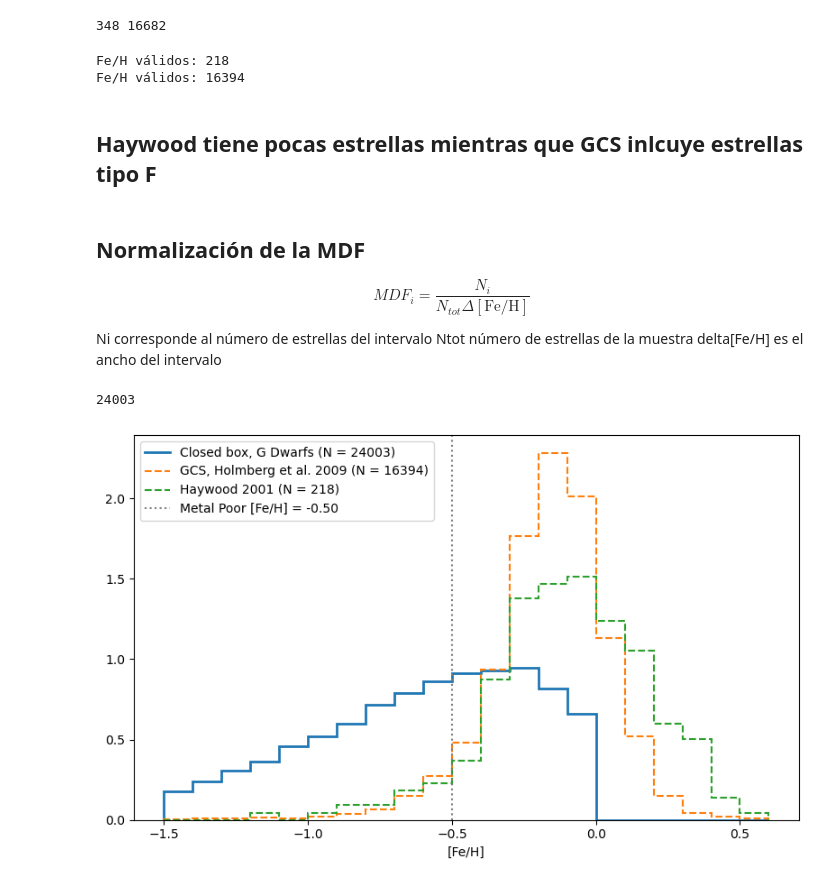
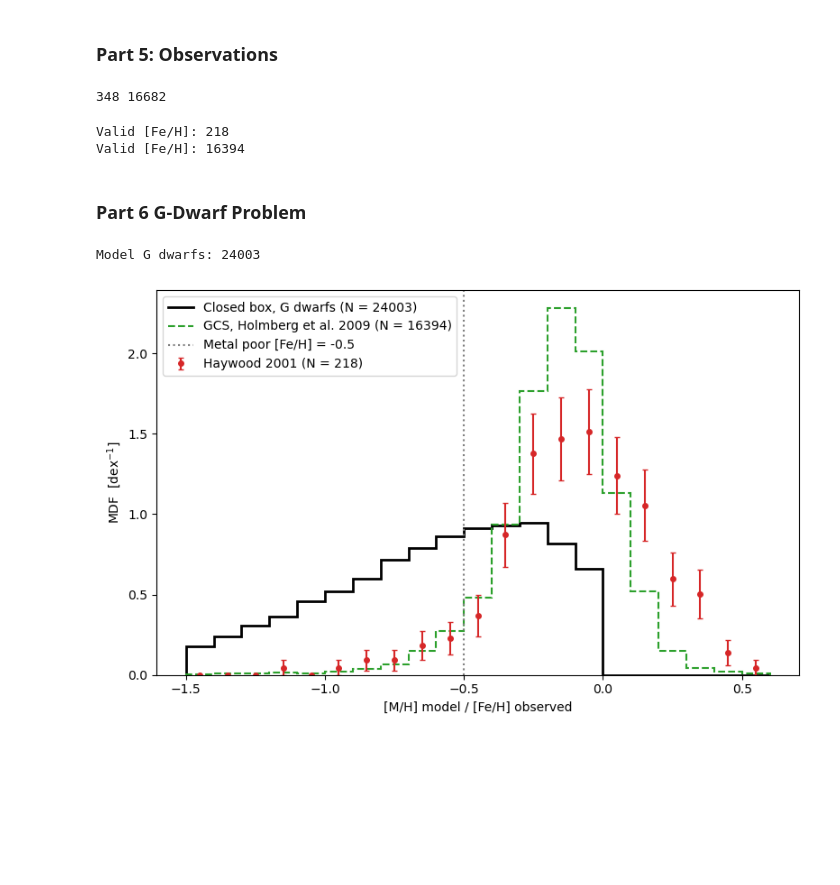
Before and after one commit to Jou-dab/Milky-Way-MC-, a Jupyter notebook: mcproyecto.ipynb, the cells around one changed output. Cells and saved outputs as stored; diff of their text form; code cells hidden in the pictures; blank space fills up the shorter version.

```diff
--- a/mcproyecto.ipynb
+++ b/mcproyecto.ipynb
@@ -173,10 +149,0 @@ Tramo            Teoría    Muestra
-# %%
-T_MW = 10.0        # Gyr, edad de la galaxia
-T_MS_SUN = 10.0    # Gyr, tiempo de vida en MS de una estrella de 1 Msun
-MS_EXP = -2.5      # t_MS ∝ M^-2.5
-M_H_BURN = 0.08    # Msun, bajo esto no hay fusión de H (enana marrón)
-
-Z_sun = 0.014      # Metalicidad Sol
-MU_F = 0.10        # Initial Gas fraction
-y_eff = Z_sun / np.log(1 / MU_F) #Effective yield
-MH_FLOOR = -3.0
@@ -337,3 +464,5 @@ plt.show()
+# %% [markdown]
+### Part 5: Observations
 # %%
 vizier_hay = Vizier(
     columns=["HIP", "[Fe/H]", "ST"],
@@ -362,24 +491,20 @@ feh_hay = feh_hay[np.isfinite(feh_hay)]
 feh_gcs = np.array(gcs["[Fe/H]"].filled(np.nan), dtype=float)
 feh_gcs = feh_gcs[np.isfinite(feh_gcs)]
 
-print("Fe/H válidos:", len(feh_hay))
-print("Fe/H válidos:", len(feh_gcs))
+print("Valid [Fe/H]:", len(feh_hay))
+print("Valid [Fe/H]:", len(feh_gcs))
 # %% [output]
-Fe/H válidos: 218
-Fe/H válidos: 16394
+Valid [Fe/H]: 218
+Valid [Fe/H]: 16394
-# %% [markdown]
-## Haywood tiene pocas estrellas mientras que GCS inlcuye estrellas tipo F
-# %% [markdown]
-## Normalización de la MDF
-$$ MDF_i = \frac{N_{i}}{N_{tot}\Delta[\text{Fe}/\text{H}]}$$
-
-
-Ni corresponde al número de estrellas del intervalo
-Ntot número de estrellas de la muestra
-delta[Fe/H] es el ancho del intervalo
+# %% [markdown]
+### Part 6 G-Dwarf Problem
 # %%
 def mdf(values, bins):
-    """Calcula la MDF normalizada, su error de Poisson y el tamaño de la muestra."""
+    """
+    MDF normalized by the total size of the sample.
+    Inputs: values, [Fe/H] or [M/H]; bins, bin edges
+    Output: (pdf, Poisson error, N_tot)
+    """
     values = np.asarray(values)
     counts, _ = np.histogram(values, bins=bins)
     n_tot = len(values)
@@ -392,44 +517,43 @@ def mdf(values, bins):
 
 
 def frac_below(values, cut):
-    """Calcula la fracción de valores inferiores al umbral."""
+    """Fraction of values below the threshold cut."""
     values = np.asarray(values)
     return np.mean(values < cut)
 
 
 def binomial_error(values, cut):
-    """Calcula el error binomial de la fracción por debajo del umbral."""
+    """Binomial error sqrt(f (1 - f) / N) of the fraction below the threshold."""
     f = frac_below(values, cut)
     return np.sqrt(f * (1 - f) / len(values))
+
+is_G = is_MS & (M > G_MIN) & (M < G_MAX)
+MH_G = MH[is_G]
+n_G = is_G.sum()
+
+print("Model G dwarfs:", n_G)
+# %% [output]
+Model G dwarfs: 24003
-# %%
-is_G = is_MS & (M > 0.8) & (M < 1.05)
-MH_G = MH[is_G]
-n_G = is_G.sum()
-
-print(n_G)
-# %% [output]
-24003
 # %%
-DBIN = 0.1
 bins_feh = np.arange(-1.5, 0.6 + DBIN / 2, DBIN)
 centers = 0.5 * (bins_feh[1:] + bins_feh[:-1])
-MH_G = MH[is_G]
 
 pdf_mod, err_mod, n_mod = mdf(MH_G, bins_feh)
 pdf_hay, err_hay, n_hay = mdf(feh_hay, bins_feh)
 pdf_gcs, err_gcs, n_gcs = mdf(feh_gcs, bins_feh)
 
 fig, ax = plt.subplots(figsize=(8, 5))
-ax.stairs(pdf_mod, bins_feh, lw=2, label=f"Closed box, G Dwarfs (N = {n_mod})")
-ax.stairs(pdf_gcs, bins_feh, lw=1.5, ls="--", label=f"GCS, Holmberg et al. 2009 (N = {n_gcs})")
-ax.stairs(pdf_hay, bins_feh, lw=1.5,ls="--", label=f"Haywood 2001 (N = {n_hay})")
-
-ax.axvline(-0.5, ls=":", c="gray", label= "Metal Poor [Fe/H] = -0.50")
-ax.set_xlabel("[Fe/H]")
+ax.stairs(pdf_mod, bins_feh, lw=2, color="k", label=f"Closed box, G dwarfs (N = {n_mod})")
+ax.stairs(pdf_gcs, bins_feh, lw=1.5, ls="--", color="C2", label=f"GCS, Holmberg et al. 2009 (N = {n_gcs})")
+ax.errorbar(centers, pdf_hay, yerr=err_hay, fmt="o", ms=4, color="C3", capsize=2,
+            label=f"Haywood 2001 (N = {n_hay})")
+ax.axvline(MH_CUT, ls=":", c="gray", label=f"Metal poor [Fe/H] = {MH_CUT}")
+ax.set_xlabel("[M/H] model / [Fe/H] observed")
+ax.set_ylabel(r"MDF  [dex$^{-1}$]")
 ax.legend()
 fig.tight_layout()
-fig.savefig("figs/mdf_closedbox_vs_obs.png")
+fig.savefig("figs/mdf_closedbox_vs_obs.png", dpi=150)
 plt.show()
 # %% [output]
-[figure, old version]
+[figure, new version]
 # %%
```
Also changed, not shown: parts of 49 cells of this notebook, 9 other files.
